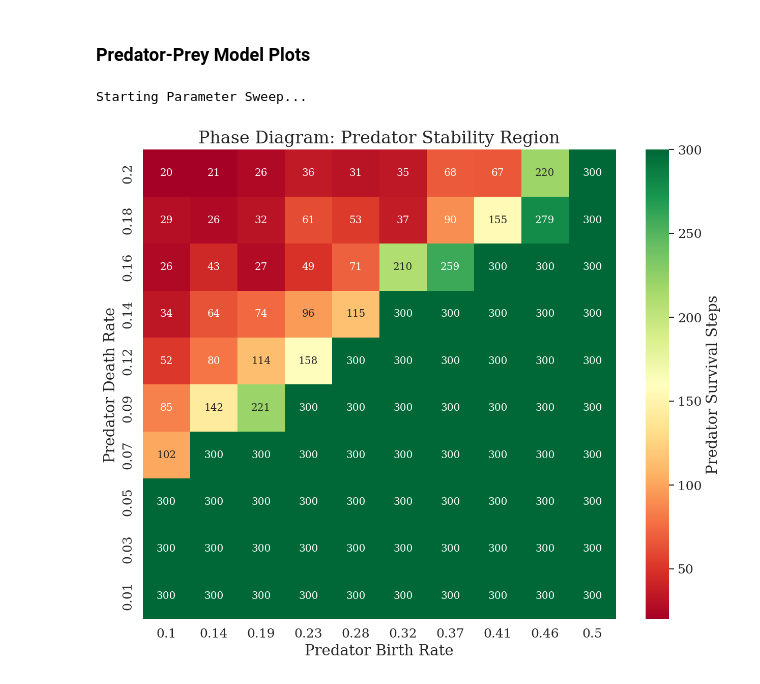
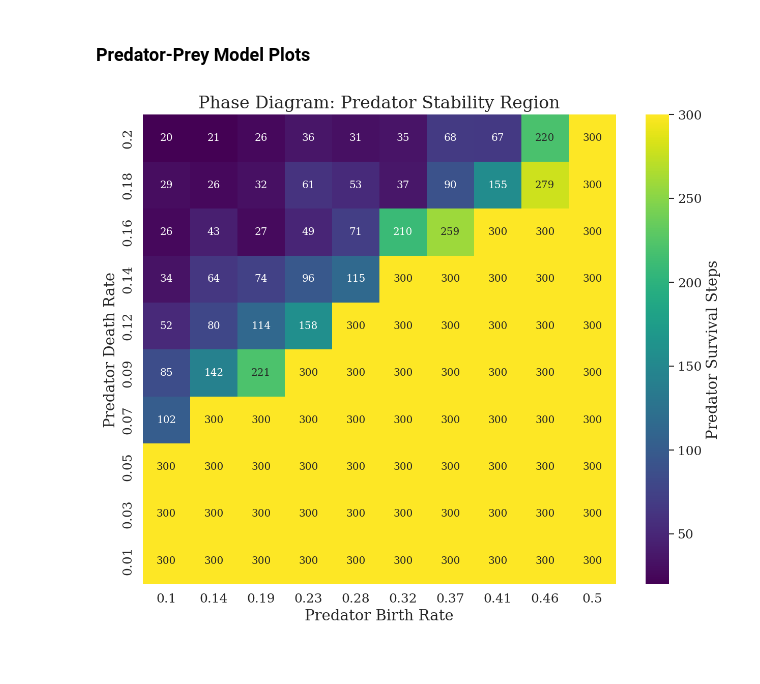
Before and after one commit to codegithubka/CSS_Project, a Jupyter notebook: notebooks/mf.ipynb, the cells around one changed output. Cells and saved outputs as stored; diff of their text form; code cells hidden in the pictures.

```diff
--- a/notebooks/mf.ipynb
+++ b/notebooks/mf.ipynb
@@ -147,35 +147,33 @@ def run_phase_sweep(rows=50, cols=50, steps=300):
             model = PP(rows, cols, densities=(0.2, 0.1), params=params, seed=42)
 
             survival_score = 0
             for t in range(steps):
                 model.update()
                 n_pred = np.sum(model.grid == 2)
 
                 if n_pred > 5: # Threshold to ignore stray survivors
                     survival_score += 1
                 else:
                     break # Extinction occurred
 
             stability_grid[i, j] = survival_score
     plt.figure(figsize=(10, 8))
 
     # Use seaborn for a nice heatmap
     ax = sns.heatmap(stability_grid,
                      xticklabels=np.round(pred_birth_vals, 2),
                      yticklabels=np.round(pred_death_vals, 2),
-                     cmap="RdYlGn",
+                     cmap="viridis",
                      annot=True,
                      fmt=".0f",
                      cbar_kws={'label': 'Predator Survival Steps'})
 
-    ax.invert_yaxis() # Standard Cartesian orientation
+    ax.invert_yaxis()
     plt.title("Phase Diagram: Predator Stability Region")
     plt.xlabel("Predator Birth Rate")
     plt.ylabel("Predator Death Rate")
     plt.show()
 
-
 run_phase_sweep()
 # %% [output]
-Starting Parameter Sweep...
-[figure, old version]
+[figure, new version]
```
Also changed, not shown: parts of 1 cell of this notebook, 3 other files.
